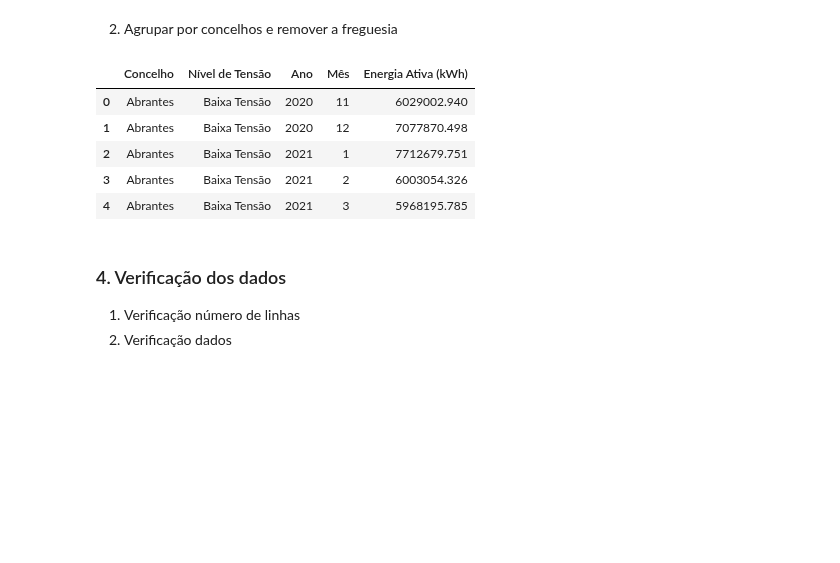
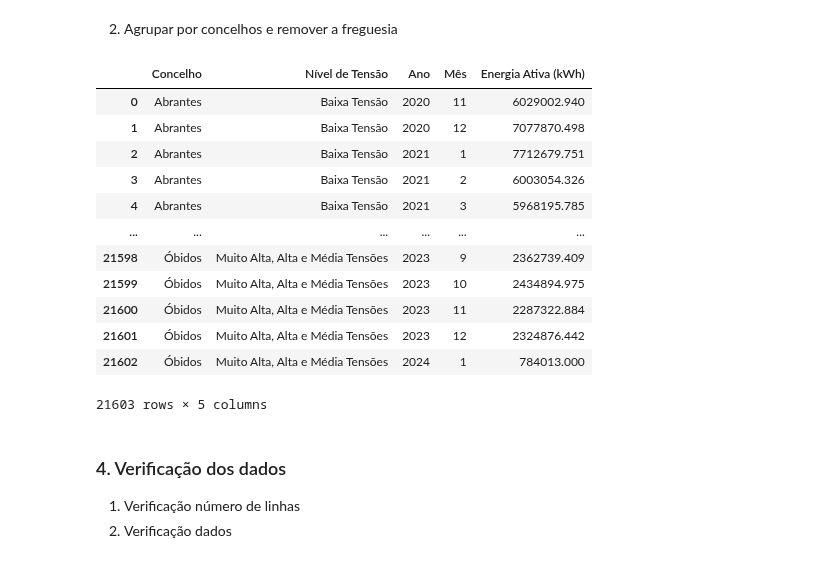
Before and after one commit to kreativermario/Projeto-DECD, a Jupyter notebook: notebooks/tratamento_3_consumos_faturados_por_municipio_10_anos.ipynb, the cells around one changed output. Cells and saved outputs as stored; diff of their text form; code cells hidden in the pictures; blank space fills up the shorter version.

```diff
--- a/notebooks/tratamento_3_consumos_faturados_por_municipio_10_anos.ipynb
+++ b/notebooks/tratamento_3_consumos_faturados_por_municipio_10_anos.ipynb
@@ -113,14 +113,21 @@ memory usage: 8.0+ MB
 # %%
 df_agrupado_consumos = df_consumos_faturados.groupby(['Concelho', 'Nível de Tensão', 'Ano', 'Mês']).sum().reset_index()
 df_agrupado_consumos.drop(columns=['Freguesia'], inplace=True)
-df_agrupado_consumos.head()
+df_agrupado_consumos
 # %% [output]
 |  | Concelho | Nível de Tensão | Ano | Mês | Energia Ativa (kWh) |
 | 0 | Abrantes | Baixa Tensão | 2020 | 11 | 6029002.940 |
 | 1 | Abrantes | Baixa Tensão | 2020 | 12 | 7077870.498 |
 | 2 | Abrantes | Baixa Tensão | 2021 | 1 | 7712679.751 |
 | 3 | Abrantes | Baixa Tensão | 2021 | 2 | 6003054.326 |
 | 4 | Abrantes | Baixa Tensão | 2021 | 3 | 5968195.785 |
+| ... | ... | ... | ... | ... | ... |
+| 21598 | Óbidos | Muito Alta, Alta e Média Tensões | 2023 | 9 | 2362739.409 |
+| 21599 | Óbidos | Muito Alta, Alta e Média Tensões | 2023 | 10 | 2434894.975 |
+| 21600 | Óbidos | Muito Alta, Alta e Média Tensões | 2023 | 11 | 2287322.884 |
+| 21601 | Óbidos | Muito Alta, Alta e Média Tensões | 2023 | 12 | 2324876.442 |
+| 21602 | Óbidos | Muito Alta, Alta e Média Tensões | 2024 | 1 | 784013.000 |
+21603 rows × 5 columns
 # %% [markdown]
 ### 4. Verificação dos dados
 
```
Also changed, not shown: parts of 1 cell of this notebook, 3 other files.
